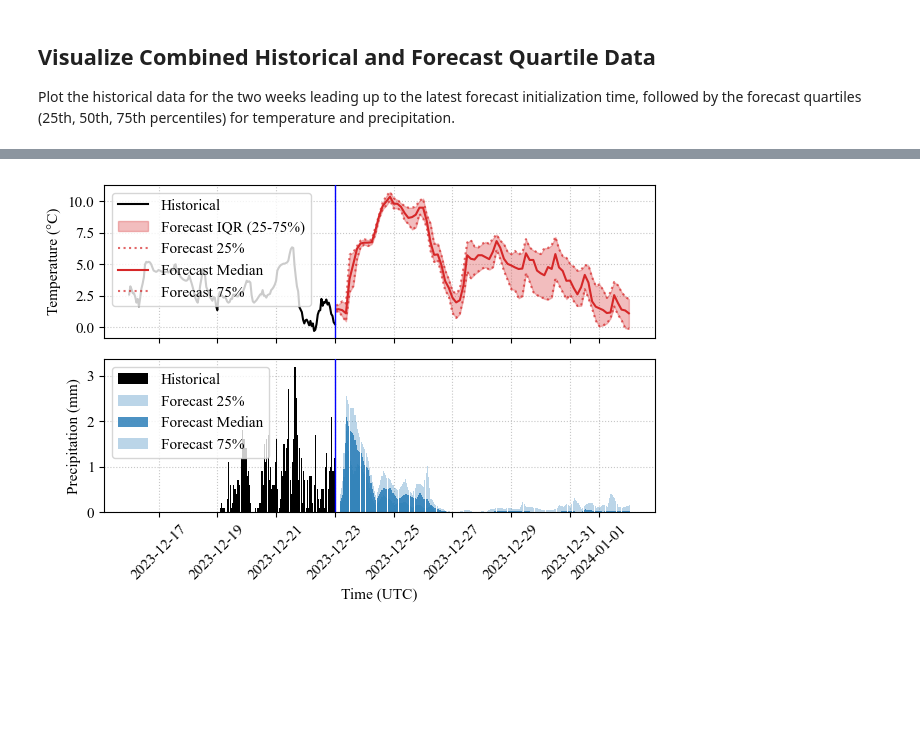
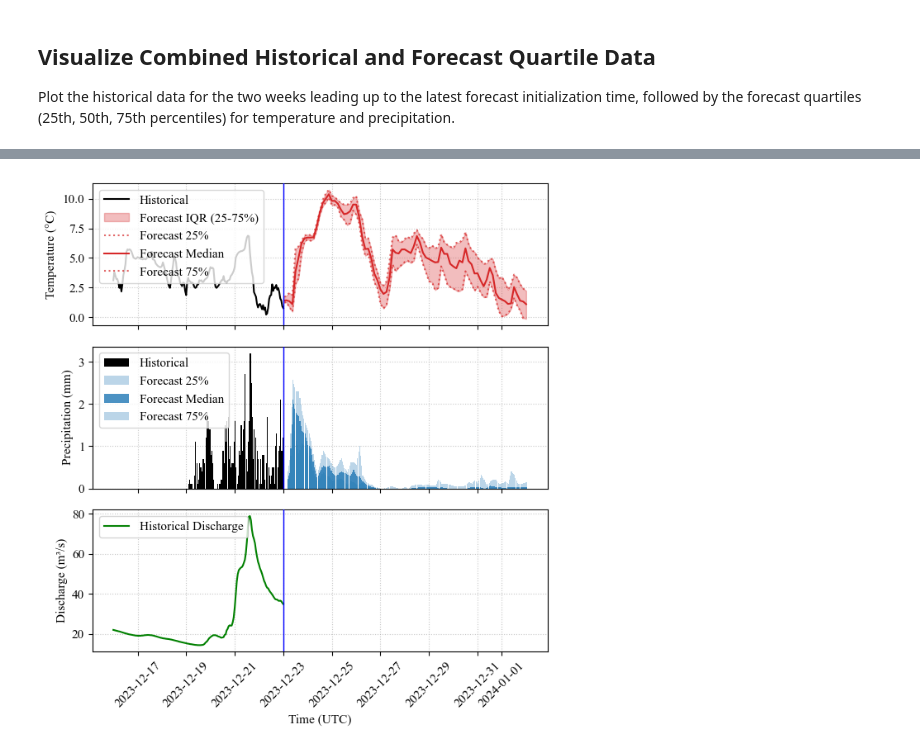
Before and after one commit to gjohnen1/neuralhydrology, a Jupyter notebook: operational_harz/gefs_10d_sample/basin_forecasts_historical.ipynb, the cells around one changed output, grey strips where cells are left out. Drawn from its saved outputs; the diff is of its cells as text; code cells hidden in the pictures; blank space fills up the shorter version.

Commit message:
Load historic data including discharge instead of open-meteo

```diff
--- a/operational_harz/gefs_10d_sample/basin_forecasts_historical.ipynb
+++ b/operational_harz/gefs_10d_sample/basin_forecasts_historical.ipynb
@@ -42,12 +40,14 @@ warnings.filterwarnings('ignore')
 # %%
 # Define paths for input and output data
 basin_centroids_file = "../../data/harz/basin_centroids/basin_centroids.csv"  # File containing basin centroid coordinates
+timeseries_dir = "../../data/harz/timeseries"  # Directory containing local historical data files
 output_dir = "../../data/harz/basin_data"  # Directory for output data (plots and netcdf)
 
 # Create output directory if it doesn't exist
 os.makedirs(output_dir, exist_ok=True)
 
 print(f"Basin centroids file: {basin_centroids_file}")
+print(f"Local timeseries directory: {timeseries_dir}")
 print(f"Output directory: {output_dir}")
 # %% [output]
 Basin centroids file: ../../data/harz/basin_centroids/basin_centroids.csv
@@ -484,7 +622,7 @@ if basin_historical_data is not None:
 # --- End of added chunking ---
 
 # Identify conflicting variable names (present in both historical and forecast)
-# Note: With quartile suffixes, there should be fewer conflicts
+# We need to rename historical variables that conflict with forecast base variables
 conflicting_vars = []
 if basin_historical_data is not None:
     # Check for conflicts with base variable names (before quartile suffixes)
@@ -495,9 +633,11 @@ if basin_historical_data is not None:
             base_var = var.rsplit('_q', 1)[0]
             forecast_base_vars.add(base_var)
 
+    # Check which historical variables conflict with forecast base variables
     conflicting_vars = [var for var in basin_historical_data.data_vars if var in forecast_base_vars]
+    print(f"Found conflicting variables: {conflicting_vars}")
 
-# Rename conflicting variables in the historical dataset
+# Rename conflicting variables in the historical dataset to avoid conflicts
 rename_dict = {var: f"{var}_hist" for var in conflicting_vars}
 basin_historical_data_renamed = basin_historical_data.rename(rename_dict) if basin_historical_data is not None else None
 if rename_dict:
@@ -523,10 +663,10 @@ if basin_historical_data_renamed is not None:
                 historical_vars.append(f"{var_name}: {var_dims}")
 
         print(f"\nHistorical variables (basin, time): {len(historical_vars)}")
-        for var in historical_vars[:5]:  # Show first 5
+        for var in historical_vars[:10]:  # Show first 10
             print(f"  - {var}")
-        if len(historical_vars) > 5:
-            print(f"  ... and {len(historical_vars) - 5} more")
+        if len(historical_vars) > 10:
+            print(f"  ... and {len(historical_vars) - 10} more")
 
         print(f"\nForecast variables (basin, time, lead_time): {len(forecast_vars)}")
         for var in forecast_vars[:5]:  # Show first 5
@@ -537,6 +677,8 @@ if basin_historical_data_renamed is not None:
         display(basin_forecast_historical_hourly)
     except Exception as e:
         print(f"\nMerge failed: {e}")
+        import traceback
+        traceback.print_exc()
         # Fallback or further error handling
         basin_forecast_historical_hourly = None
 else:
@@ -587,15 +694,16 @@ Plot the historical data for the two weeks leading up to the latest forecast ini
 
 # --- Figure and Font Size ---
 FIG_WIDTH = 6.4
-FIG_HEIGHT = 5
+FIG_HEIGHT = 7.5  # Increased height for 3 subplots
 FONT_SIZE = 11
 
-selected_basin = basin_forecast_historical_hourly['basin'].values[1] # Select Oker reservoir catchment for plotting
+selected_basin = 'DE2'  # Updated to use new basin ID format (Oker reservoir catchment)
 historical_days = 7 # Days of historical data before the forecast start
 
-# Variable names (adjust for new quartile naming convention)
-historical_temp_var = 'temperature_2m_hist'
-historical_precip_var = 'precipitation' # Assuming Open-Meteo provides hourly precipitation (mm)
+# Variable names (adjust for local historical data and new quartile naming convention)
+historical_temp_var = 'temperature_2m_hist'  # Fixed: Use renamed variable from merge
+historical_precip_var = 'precipitation'  # From local CSV files
+historical_discharge_var = 'discharge_vol'  # From local CSV files
 forecast_temp_vars = {
     'q25': 'temperature_2m_q25',
     'q50': 'temperature_2m_q50',
@@ -633,6 +741,7 @@ else:
 plot_data_available = False
 historical_temp_data = None
 historical_precip_data = None
+historical_discharge_data = None
 forecast_temp_data = {}
 forecast_precip_data = {}
 forecast_time_axis = None
@@ -640,6 +749,7 @@ forecast_time_axis = None
 # Proceed only if merged data and a plot time are available
 if 'basin_forecast_historical_hourly' in locals() and basin_forecast_historical_hourly is not None and plot_forecast_init_time is not None:
     print(f"Preparing plot for basin: {selected_basin}")
+    print(f"Available variables in dataset: {list(basin_forecast_historical_hourly.data_vars.keys())}")
 
     # Select data for the chosen basin
     basin_data = basin_forecast_historical_hourly.sel(basin=selected_basin)
@@ -673,15 +783,29 @@ if 'basin_forecast_historical_hourly' in locals() and basin_forecast_historical_
                 historical_temp_data = historical_slice[historical_temp_var].compute() # Load historical temp
                 if historical_temp_data.isnull().all():
                     print(f"Warning: Historical temperature ('{historical_temp_var}') for plot is all NaN.")
+                else:
+                    print(f"Successfully loaded historical temperature data with {(~historical_temp_data.isnull()).sum().values} non-NaN values")
             else:
                 print(f"Warning: Historical temperature variable '{historical_temp_var}' not found for plot.")
+                print(f"Available historical variables: {[v for v in historical_slice.data_vars if 'lead_time' not in historical_slice[v].dims]}")
 
             if historical_precip_var in historical_slice:
                 historical_precip_data = historical_slice[historical_precip_var].compute() # Load historical precip
                 if historical_precip_data.isnull().all():
                     print(f"Warning: Historical precipitation ('{historical_precip_var}') for plot is all NaN.")
+                else:
+                    print(f"Successfully loaded historical precipitation data with {(~historical_precip_data.isnull()).sum().values} non-NaN values")
             else:
                 print(f"Warning: Historical precipitation variable '{historical_precip_var}' not found for plot.")
+
+            if historical_discharge_var in historical_slice:
+                historical_discharge_data = historical_slice[historical_discharge_var].compute() # Load historical discharge
+                if historical_discharge_data.isnull().all():
+                    print(f"Warning: Historical discharge ('{historical_discharge_var}') for plot is all NaN.")
+                else:
+                    print(f"Successfully loaded historical discharge data with {(~historical_discharge_data.isnull()).sum().values} non-NaN values")
+            else:
+                print(f"Warning: Historical discharge variable '{historical_discharge_var}' not found for plot.")
 
             # Forecast Quartile Data - Temperature
             for quartile, var_name in forecast_temp_vars.items():
@@ -720,7 +844,7 @@ if plot_data_available:
         'font.size': FONT_SIZE
     })
 
-    fig, axes = plt.subplots(2, 1, figsize=(FIG_WIDTH, FIG_HEIGHT), sharex=True)
+    fig, axes = plt.subplots(3, 1, figsize=(FIG_WIDTH, FIG_HEIGHT), sharex=True)
 
     # --- Temperature Plot (ax1) ---
     ax1 = axes[0]
@@ -737,6 +861,8 @@ if plot_data_available:
             print(f"Plotting {valid_historical_temp.size} valid historical temperature points.")
         else:
             print("No valid historical temperature points to plot after dropping NaNs.")
+    else:
+        print("Historical temperature data is None or all NaN")
 
     # Plot Forecast Temperature Quartiles
     if forecast_temp_data and forecast_time_axis is not None:
@@ -796,10 +922,31 @@ if plot_data_available:
     ax2.grid(True, linestyle=':', alpha=0.7)
     ax2.axvline(plot_forecast_init_time, color='blue', linestyle='-', linewidth=1, zorder=4)
 
+    # --- Discharge Plot (ax3) ---
+    ax3 = axes[2]
+    discharge_units = 'm³/s'
+
+    # Plot Historical Discharge
+    if historical_discharge_data is not None and not historical_discharge_data.isnull().all():
+        valid_historical_discharge = historical_discharge_data.dropna(dim='time')
+        if valid_historical_discharge.size > 0:
+            ax3.plot(valid_historical_discharge['time'].values, valid_historical_discharge.values,
+                     label=f'Historical Discharge', color='green', linewidth=1.5, zorder=5)
+            print(f"Plotting {valid_historical_discharge.size} valid historical discharge points.")
+        else:
+            print("No valid historical discharge points to plot after dropping NaNs.")
+    else:
+        print("Historical discharge data is None or all NaN")
+
+    ax3.set_ylabel(f"Discharge ({discharge_units})")
+    ax3.legend(loc='upper left')
+    ax3.grid(True, linestyle=':', alpha=0.7)
+    ax3.axvline(plot_forecast_init_time, color='blue', linestyle='-', linewidth=1, label='Forecast Start', zorder=6)
+
     # --- Final Formatting ---
     plt.xlabel("Time (UTC)")
     plt.xticks(rotation=45)
-    plt.tight_layout(rect=[0, 0.03, 1, 0.93])
+    plt.tight_layout(rect=[0, 0.03, 1, 0.95])
 
     # --- Save Plot (BEFORE plt.show()) ---
     plot_filename = os.path.join(output_dir, f"forecast_quartiles_plot_{selected_basin}_{plot_forecast_init_time.strftime('%Y%m%d_%H%M')}.pdf")
@@ -836 +980 @@ Plot saved to ../../data/harz/basin_data/forecast_quartiles_plot_oker_reservoir_
-[figure, old version]
+[figure, new version]
```
Also changed, not shown: parts of 15 cells of this notebook.
